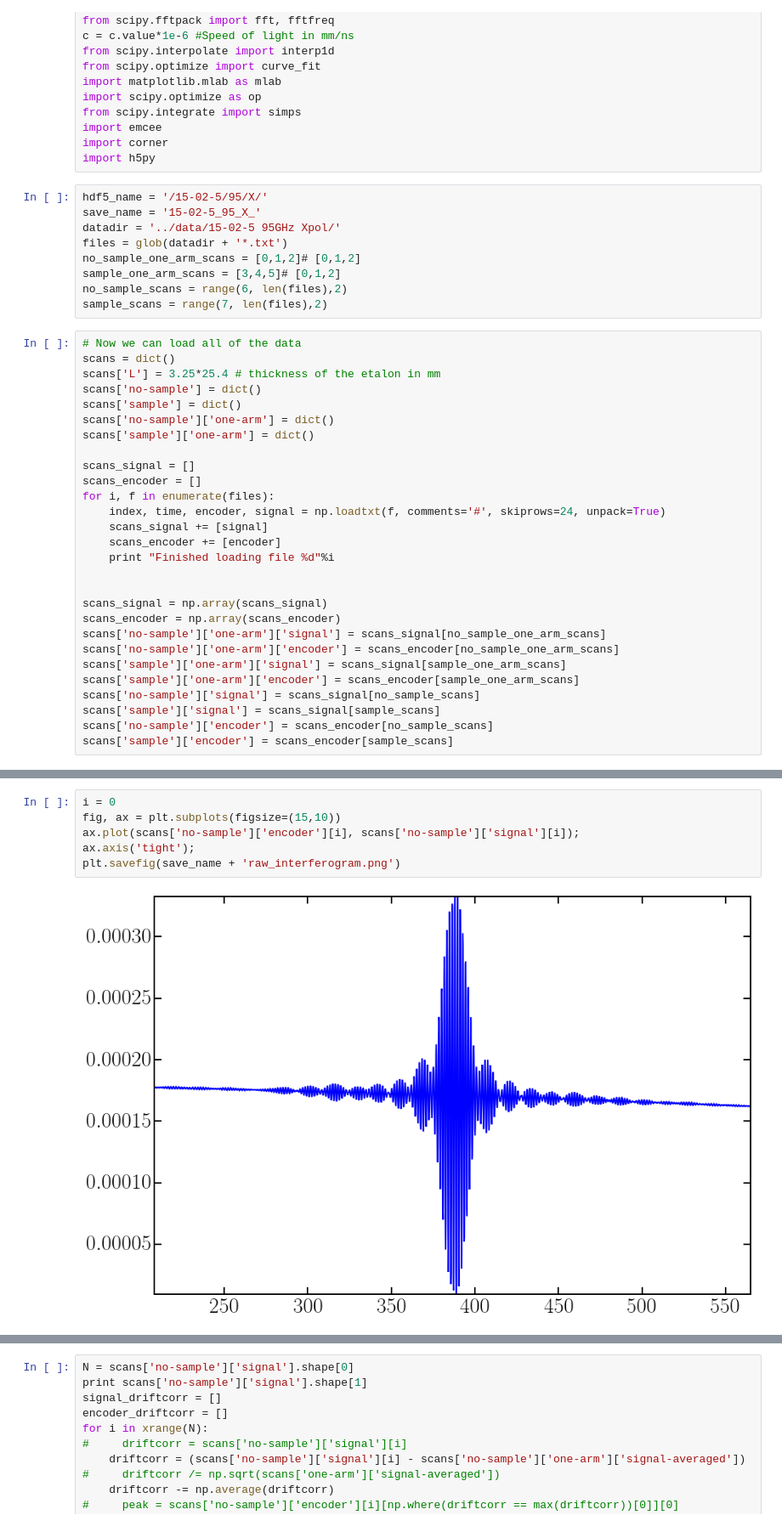
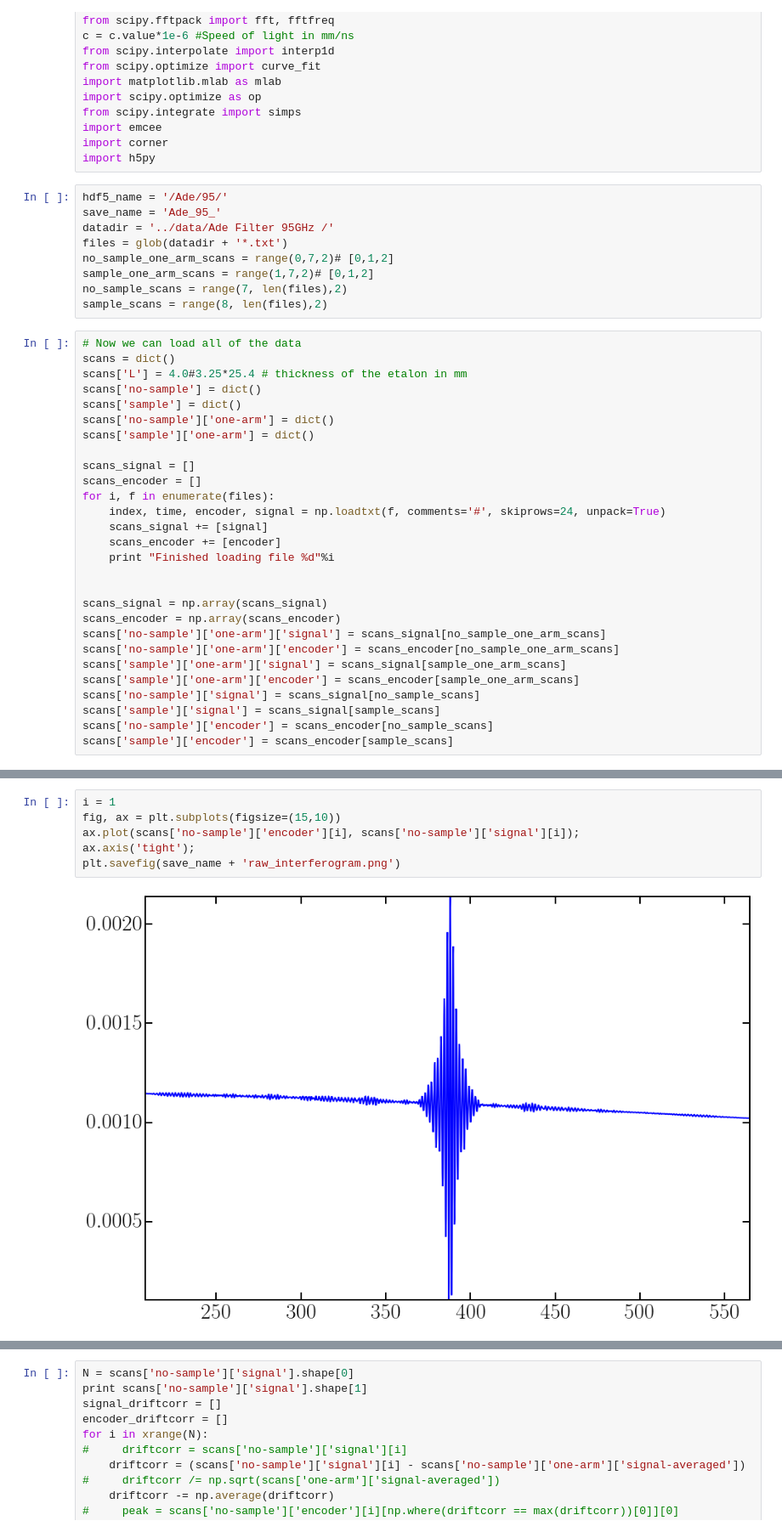
Before and after one commit to WanduiAlbert/MeshFilters, a Jupyter notebook: analysis/CombinedFTSPipelinePhaseCorrectedFourierFitting.ipynb, the cells around one changed output, grey strips where cells are left out. Shown: that part at 85% size. Cells and saved outputs as stored; diff of their text form.

```diff
--- a/analysis/CombinedFTSPipelinePhaseCorrectedFourierFitting.ipynb
+++ b/analysis/CombinedFTSPipelinePhaseCorrectedFourierFitting.ipynb
@@ -15,18 +15,18 @@ import emcee
 import corner
 import h5py
 # %%
-hdf5_name = '/15-02-5/95/X/'
-save_name = '15-02-5_95_X_'
-datadir = '../data/15-02-5 95GHz Xpol/'
+hdf5_name = '/Ade/95/'
+save_name = 'Ade_95_'
+datadir = '../data/Ade Filter 95GHz /'
 files = glob(datadir + '*.txt')
-no_sample_one_arm_scans = [0,1,2]# [0,1,2]
-sample_one_arm_scans = [3,4,5]# [0,1,2]
-no_sample_scans = range(6, len(files),2)
-sample_scans = range(7, len(files),2)
+no_sample_one_arm_scans = range(0,7,2)# [0,1,2]
+sample_one_arm_scans = range(1,7,2)# [0,1,2]
+no_sample_scans = range(7, len(files),2)
+sample_scans = range(8, len(files),2)
 # %%
 # Now we can load all of the data
 scans = dict()
-scans['L'] = 3.25*25.4 # thickness of the etalon in mm
+scans['L'] = 4.0#3.25*25.4 # thickness of the etalon in mm
 scans['no-sample'] = dict()
 scans['sample'] = dict()
 scans['no-sample']['one-arm'] = dict()
@@ -74,11 +69,11 @@ Finished loading file 18
 # %%
-i = 0
+i = 1
 fig, ax = plt.subplots(figsize=(15,10))
 ax.plot(scans['no-sample']['encoder'][i], scans['no-sample']['signal'][i]);
 ax.axis('tight');
 plt.savefig(save_name + 'raw_interferogram.png')
 # %% [output]
-[figure, old version]
+[figure, new version]
 # %%
 scans['no-sample']['one-arm']['signal-averaged'] = np.average(scans['no-sample']['one-arm']['signal'], axis=0)
 scans['no-sample']['one-arm']['encoder-averaged'] = np.average(scans['no-sample']['one-arm']['encoder'], axis=0)
```
Also changed, not shown: parts of 29 cells of this notebook, 1 other file.
